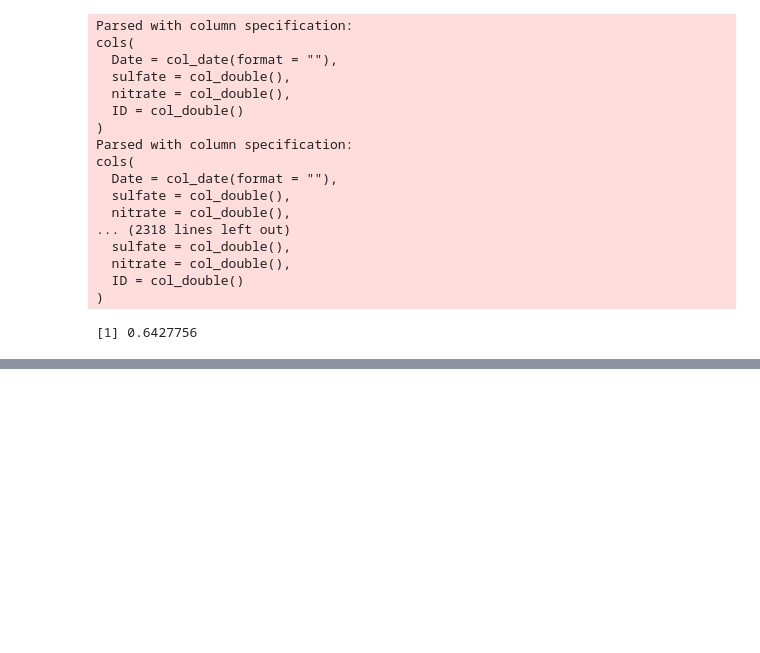
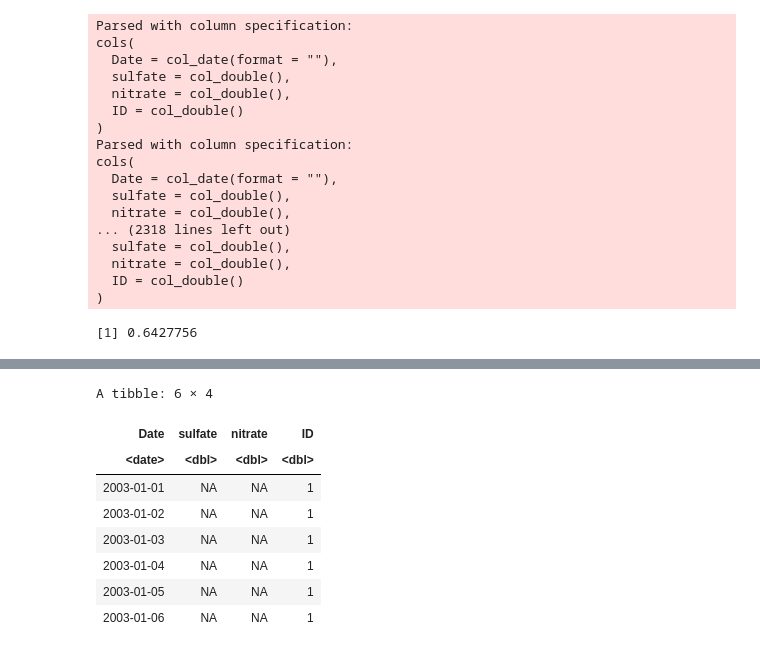
Before and after one commit to amirsaleem1990/Data-Science-specialization-Johns-Hopkins-University, a Jupyter notebook: Rprogramming/week-2/programming-assingment-1/Untitled.ipynb, the cells around one changed output, grey strips where cells are left out. Cells and saved outputs as stored; diff of their text form; code cells hidden in the pictures; blank space fills up the shorter version.

```diff
--- a/Rprogramming/week-2/programming-assingment-1/Untitled.ipynb
+++ b/Rprogramming/week-2/programming-assingment-1/Untitled.ipynb
@@ -89,0 +70,12 @@ class(tbl[tbl$ID == id,][pollutant])
+# %%
+head(tbl)
+# %% [output]
+A tibble: 6 × 4
+| Date | sulfate | nitrate | ID |
+| <date> | <dbl> | <dbl> | <dbl> |
+| 2003-01-01 | NA | NA | 1 |
+| 2003-01-02 | NA | NA | 1 |
+| 2003-01-03 | NA | NA | 1 |
+| 2003-01-04 | NA | NA | 1 |
+| 2003-01-05 | NA | NA | 1 |
+| 2003-01-06 | NA | NA | 1 |
```
Also changed, not shown: parts of 3 cells of this notebook.
